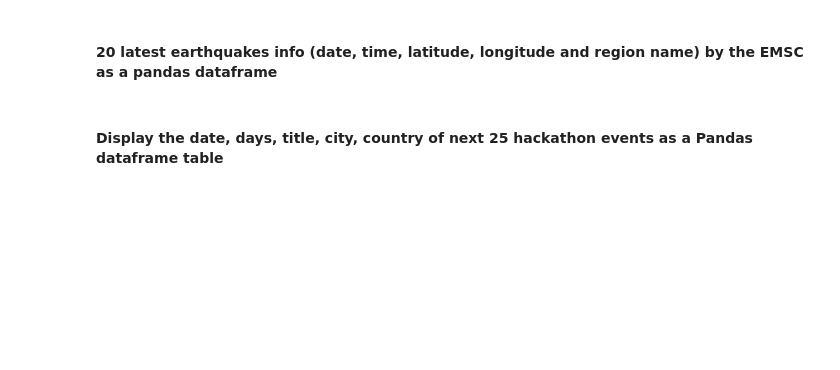
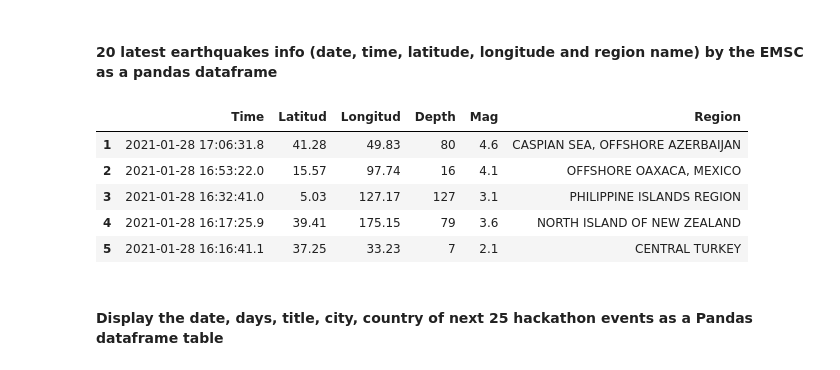
Before and after one commit to Os-f-dev/datamex_012021, a Jupyter notebook: module-1/lab-web-scraping/your-code/main.ipynb, the cells around one changed output. Drawn from its saved outputs; the diff is of its cells as text; code cells hidden in the pictures; blank space fills up the shorter version.

```diff
--- a/module-1/lab-web-scraping/your-code/main.ipynb
+++ b/module-1/lab-web-scraping/your-code/main.ipynb
@@ -284,0 +406,20 @@ url ='https://en.wikipedia.org/wiki/Python'
+# %%
+#your code
+html = requests.get(url).content
+soup = BeautifulSoup(html, "lxml")
+#table1 = soup.find_all('div',{'class':'thumb tright'})
+urls=soup.find_all('a')
+urls
+href=[]
+for i in range(len(urls)):
+    try:
+        href.append(urls[i]['href'])
+    except:
+        pass
+#urls_clean= [i['urls].replace('<a href=','') for i in urls]
+href
+for i in href:
+    if 'https' not in i:
+        print((f'https:{i}'))
+    else:
+        print(url)
@@ -306,2 +528,41 @@ url = 'https://www.emsc-csem.org/Earthquake/'
+# %%
+#your code
+
+#your code
+t = requests.get(url).content
+soup = BeautifulSoup(t, "lxml")
+#table1 = soup.find_all('div',{'class':'thumb tright'})
+table = soup.find_all('tbody',{'id':'tbody'} )[0]
+table
+#ta=soup.find_all('usctitlechanged')
+#ta
+#b = table.find_all('tbody')
+#b
+table = soup.find('tbody')
+rows = [row for row in table.find_all('tr',{'onclick':True})][:20]
+data1 = [data.find_all('td')[3:-1] for data in rows]
+data_date = [data1[i][0].find('a').text for i in range(len(data1))]
+data_ndate_txt = [[element.text for element in row[1:]] for row in data1]
+# data_ndate_txt
+data_txt = data1.copy()
+for i in range(len(data_ndate_txt)):
+#     data_txt[i][0] = data_date[i]
+#     data_txt[][] = data_ndate_txt[]
+    data_ndate_txt[i].insert(0,data_date[i])
+df = pd.DataFrame(data_ndate_txt,index = list(range(1,21)))
+
+df.drop(columns = 2, axis=1, inplace = True)
+df.drop(columns = 4, axis=1, inplace = True)
+df.drop(columns = 6, axis=1, inplace = True)
+
+df_new = df.rename(columns={0: 'Time',1: 'Latitud',3: 'Longitud',5: 'Depth',7: 'Mag',8: 'Region'})
+df_new.head()
+# %% [output]
+|  | Time | Latitud | Longitud | Depth | Mag | Region |
+| 1 | 2021-01-28 17:06:31.8 | 41.28 | 49.83 | 80 | 4.6 | CASPIAN SEA, OFFSHORE AZERBAIJAN |
+| 2 | 2021-01-28 16:53:22.0 | 15.57 | 97.74 | 16 | 4.1 | OFFSHORE OAXACA, MEXICO |
+| 3 | 2021-01-28 16:32:41.0 | 5.03 | 127.17 | 127 | 3.1 | PHILIPPINE ISLANDS REGION |
+| 4 | 2021-01-28 16:17:25.9 | 39.41 | 175.15 | 79 | 3.6 | NORTH ISLAND OF NEW ZEALAND |
+| 5 | 2021-01-28 16:16:41.1 | 37.25 | 33.23 | 7 | 2.1 | CENTRAL TURKEY |
 # %% [markdown]
 #### Display the date, days, title, city, country of next 25 hackathon events as a Pandas dataframe table
```
Also changed, not shown: parts of 37 cells of this notebook, 2 other files.
